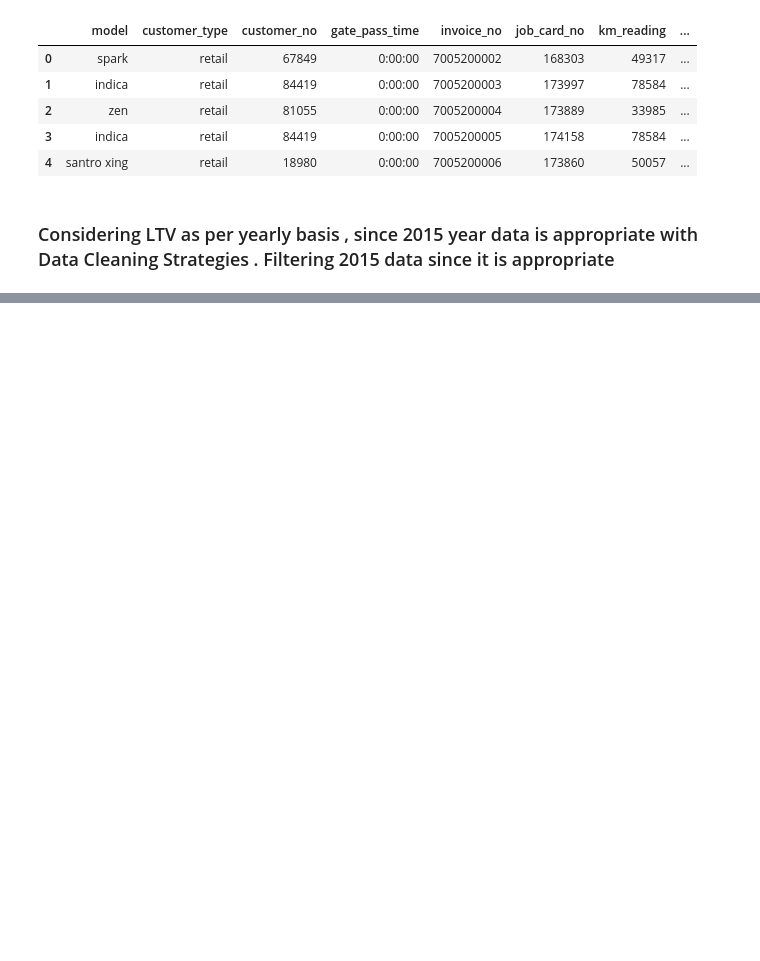
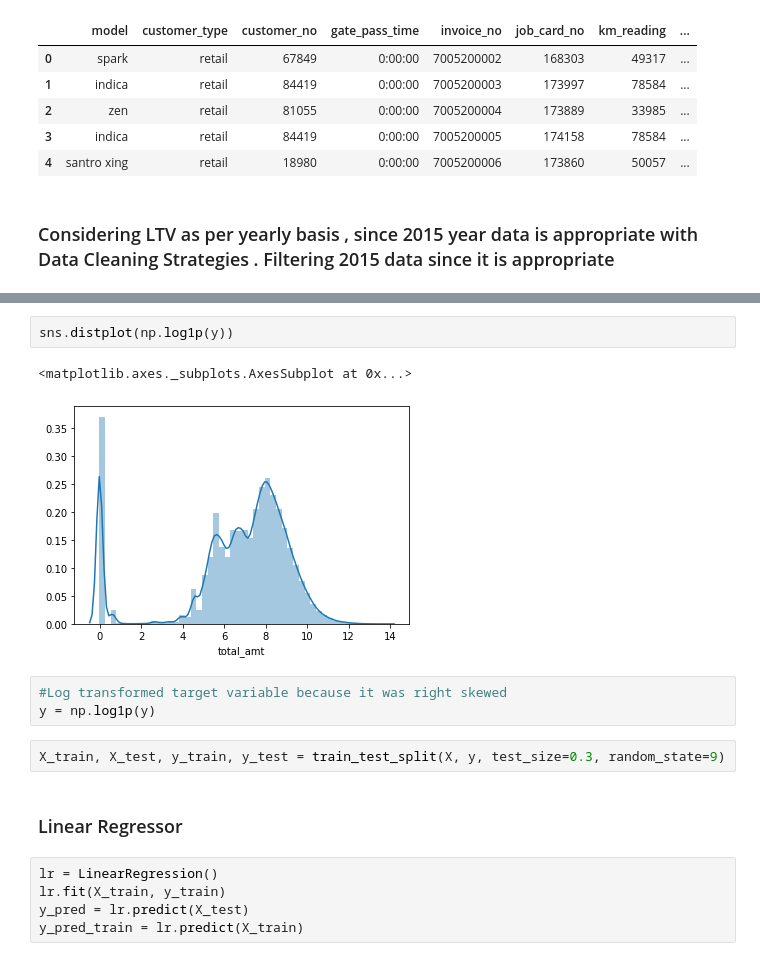
Before and after one commit to karan-parekh/Mahindra-Capstone, a Jupyter notebook: notebooks/dashang/LTV.ipynb, the cells around one changed output, grey strips where cells are left out. Drawn from its saved outputs; the diff is of its cells as text; blank space fills up the shorter version.

```diff
--- a/notebooks/dashang/LTV.ipynb
+++ b/notebooks/dashang/LTV.ipynb
@@ -86,0 +248,17 @@ invoice.head()
+# %%
+sns.distplot(np.log1p(y))
+# %% [output]
+<matplotlib.axes._subplots.AxesSubplot at 0x...>
+[figure, added]
+# %%
+#Log transformed target variable because it was right skewed
+y = np.log1p(y)
+# %%
+X_train, X_test, y_train, y_test = train_test_split(X, y, test_size=0.3, random_state=9)
+# %% [markdown]
+### Linear Regressor
+# %%
+lr = LinearRegression()
+lr.fit(X_train, y_train)
+y_pred = lr.predict(X_test)
+y_pred_train = lr.predict(X_train)
```
Also changed, not shown: parts of 41 cells of this notebook.
